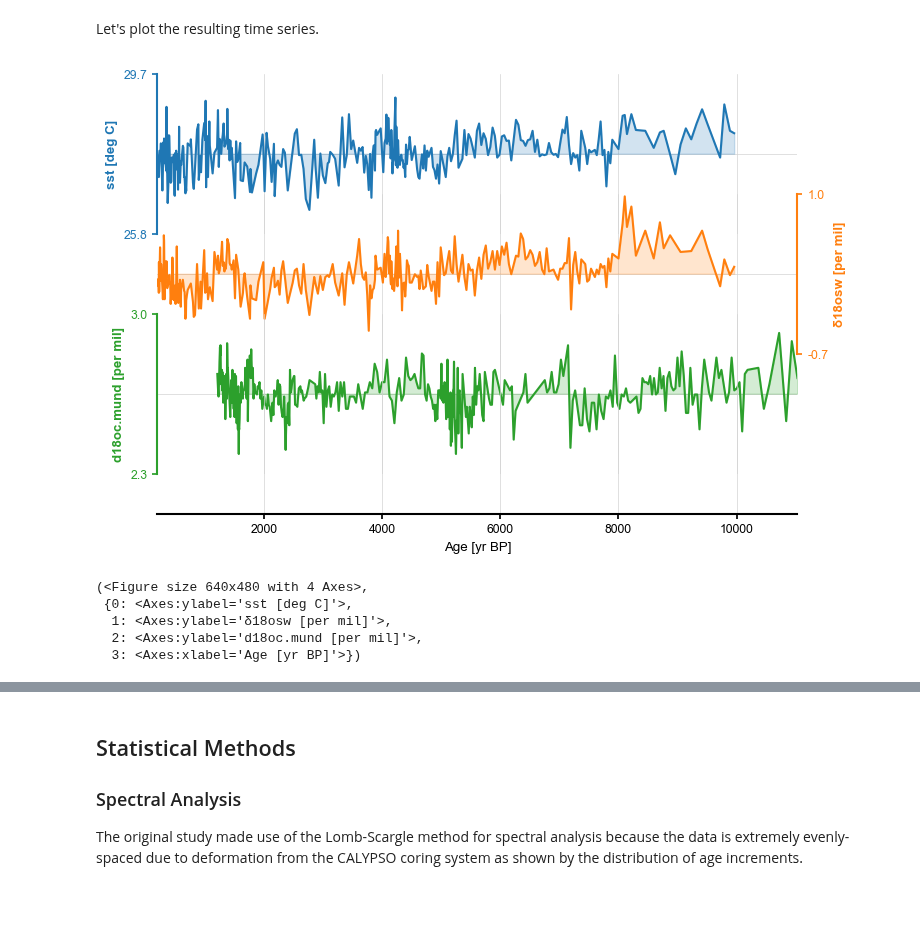
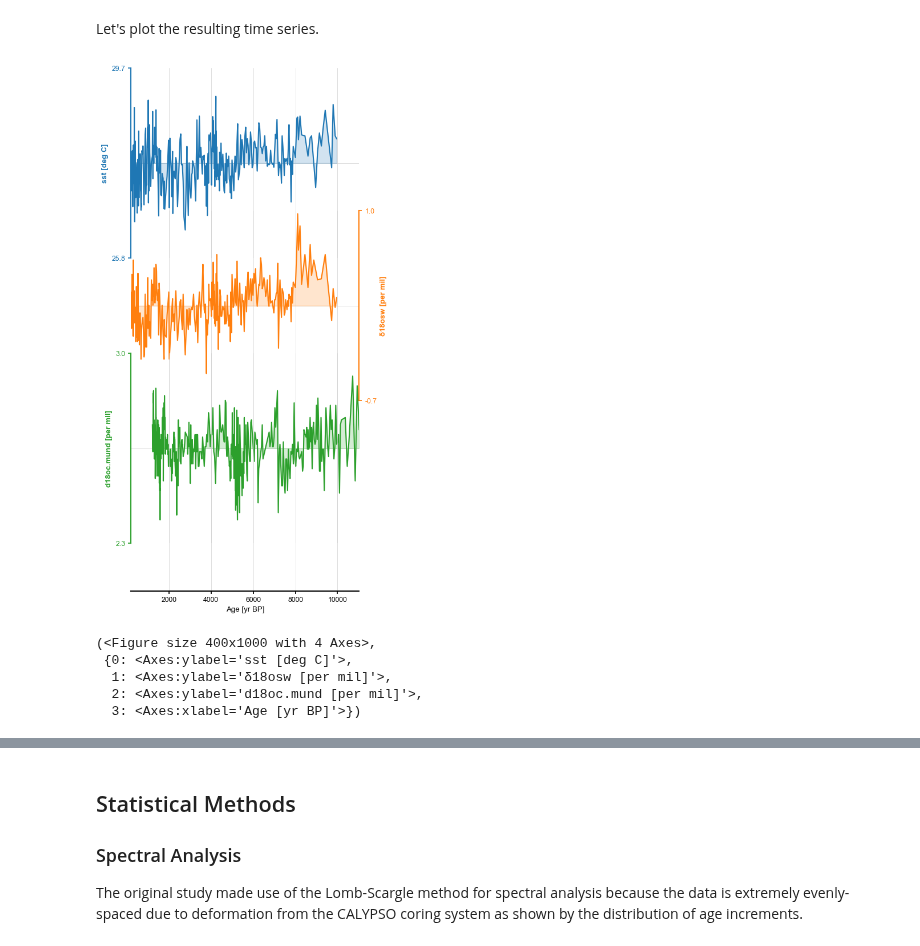
Before and after one commit to LinkedEarth/PyleoclimPaper, a Jupyter notebook: MarineSediment TimeSeries Analysis/Sea, Sun, and Python.ipynb, the cells around one changed output, grey strips where cells are left out. Saved outputs shown, nothing was run; the diff lists cells and outputs as text; code cells hidden in the pictures; blank space fills up the shorter version.

```diff
--- a/MarineSediment TimeSeries Analysis/Sea, Sun, and Python.ipynb
+++ b/MarineSediment TimeSeries Analysis/Sea, Sun, and Python.ipynb
@@ -110,10 +120,10 @@ Let's plot the resulting time series.
 # %%
 #Create a multiple series objects
 ms = pyleo.MultipleSeries([sst,d18Osw,mund])
-ms.stackplot(labels=None)
+ms.stackplot(figsize=[4,10],labels=None)
 # %% [output]
-[figure, old version]
+[figure, new version]
-(<Figure size 640x480 with 4 Axes>,
+(<Figure size 400x1000 with 4 Axes>,
  {0: <Axes:ylabel='sst [deg C]'>,
   1: <Axes:ylabel='δ18osw [per mil]'>,
   2: <Axes:ylabel='d18oc.mund [per mil]'>,
```
Also changed, not shown: parts of 53 cells of this notebook, 3 other files.
